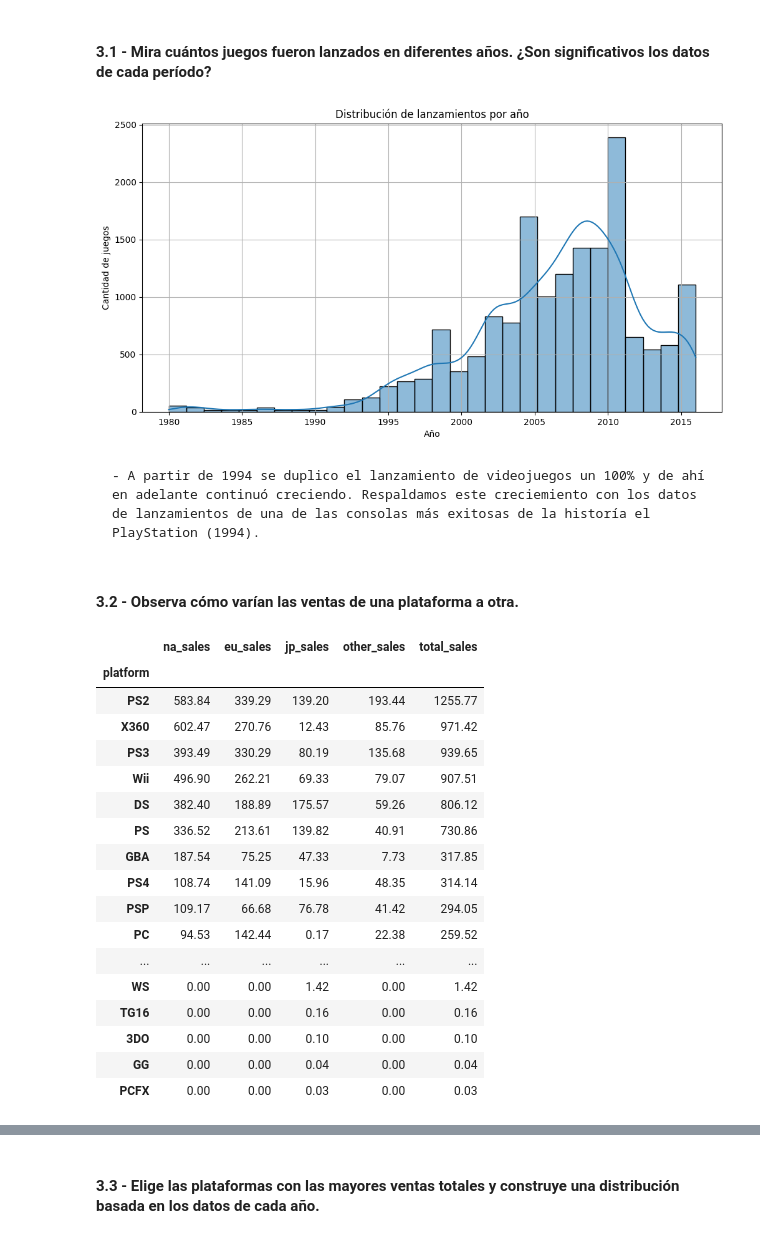
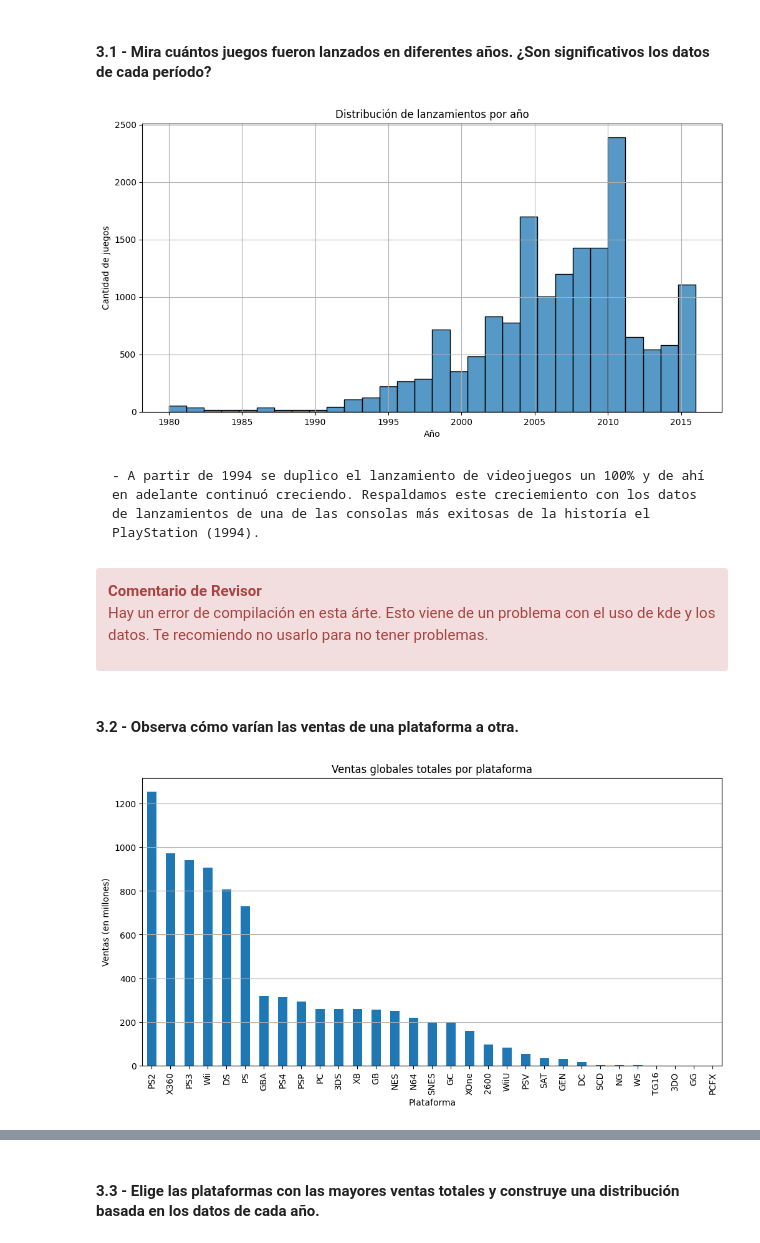
Before and after one commit to kasanava/TripleTen, a Jupyter notebook: Sprint 6/Project/Project - Sprint 6.ipynb, the cells around one changed output, grey strips where cells are left out. Saved outputs shown, nothing was run; the diff lists cells and outputs as text; code cells hidden in the pictures.

```diff
--- a/Sprint 6/Project/Project - Sprint 6.ipynb
+++ b/Sprint 6/Project/Project - Sprint 6.ipynb
@@ -139,7 +217,7 @@ memory usage: 1.4+ MB
 ##### 2.8 - Calcula las ventas totales (la suma de las ventas en todas las regiones) para cada juego y coloca estos valores en una columna separada.
 # %%
 #2.8 - Calculo de ventas totales de cada juego
-games['total_sales']= games['na_sales'] + games['eu_sales'] + games['jp_sales'] + games['other_sales']
+games['total_sales']= games[['na_sales', 'eu_sales', 'jp_sales', 'other_sales']].sum(axis=1)
 games.sample(3)
 # %% [output]
 |  | name | platform | year_of_release | genre | na_sales | eu_sales | jp_sales | other_sales | critic_score | ... |
@@ -153,41 +240,39 @@ games.sample(3)
 # %%
 #3.1
 #Distribución de juegos lanzados por diferentes años
 games.groupby('year_of_release')['name'].count()
 
 plt.figure(figsize=(12, 6))
-sns.histplot(games['year_of_release'].dropna(), bins=30, kde=True)
+sns.histplot(games['year_of_release'].dropna(), bins=30)
 plt.title('Distribución de lanzamientos por año')
 plt.xlabel('Año')
 plt.ylabel('Cantidad de juegos')
 plt.grid(True)
 plt.show()
 # %% [output]
-[figure, old version]
+[figure, new version]
 # %% [markdown]
     - A partir de 1994 se duplico el lanzamiento de videojuegos un 100% y de ahí en adelante continuó creciendo. Respaldamos este creciemiento con los datos de lanzamientos de una de las consolas más exitosas de la historía el PlayStation (1994).
+# %% [markdown]
+<div class="alert alert-block alert-danger">
+<b>Comentario de Revisor</b> <a class="tocSkip"></a>
+
+Hay un error de compilación en esta árte. Esto viene de un problema con el uso de kde y los datos. Te recomiendo no usarlo para no tener problemas.
+
+</div>
 # %% [markdown]
 #### 3.2 - Observa cómo varían las ventas de una plataforma a otra.
 # %%
 #3.2
 #Varianza de ventas de una plataforma a otra
-games.groupby('platform')[['na_sales','eu_sales', 'jp_sales', 'other_sales', 'total_sales']].sum().sort_values(by='total_sales', ascending=False)
+platforms_sales= games.groupby('platform')[['na_sales','eu_sales', 'jp_sales', 'other_sales', 'total_sales']].sum().sort_values(by='total_sales', ascending=False)
+
+plt.figure(figsize=(12, 6))
+platforms_sales['total_sales'].plot(kind='bar')
+plt.title('Ventas globales totales por plataforma')
+plt.xlabel('Plataforma')
+plt.ylabel('Ventas (en millones)')
+plt.grid(axis='y')
+plt.show()
 # %% [output]
-|  | na_sales | eu_sales | jp_sales | other_sales | total_sales |
-| platform |  |  |  |  |  |
-| PS2 | 583.84 | 339.29 | 139.20 | 193.44 | 1255.77 |
-| X360 | 602.47 | 270.76 | 12.43 | 85.76 | 971.42 |
-| PS3 | 393.49 | 330.29 | 80.19 | 135.68 | 939.65 |
-| Wii | 496.90 | 262.21 | 69.33 | 79.07 | 907.51 |
-| DS | 382.40 | 188.89 | 175.57 | 59.26 | 806.12 |
-| PS | 336.52 | 213.61 | 139.82 | 40.91 | 730.86 |
-| GBA | 187.54 | 75.25 | 47.33 | 7.73 | 317.85 |
-| PS4 | 108.74 | 141.09 | 15.96 | 48.35 | 314.14 |
-| PSP | 109.17 | 66.68 | 76.78 | 41.42 | 294.05 |
-| PC | 94.53 | 142.44 | 0.17 | 22.38 | 259.52 |
-| ... | ... | ... | ... | ... | ... |
-| WS | 0.00 | 0.00 | 1.42 | 0.00 | 1.42 |
-| TG16 | 0.00 | 0.00 | 0.16 | 0.00 | 0.16 |
-| 3DO | 0.00 | 0.00 | 0.10 | 0.00 | 0.10 |
-| GG | 0.00 | 0.00 | 0.04 | 0.00 | 0.04 |
-| PCFX | 0.00 | 0.00 | 0.03 | 0.00 | 0.03 |
+[figure, added]
```
Also changed, not shown: parts of 25 cells of this notebook.
